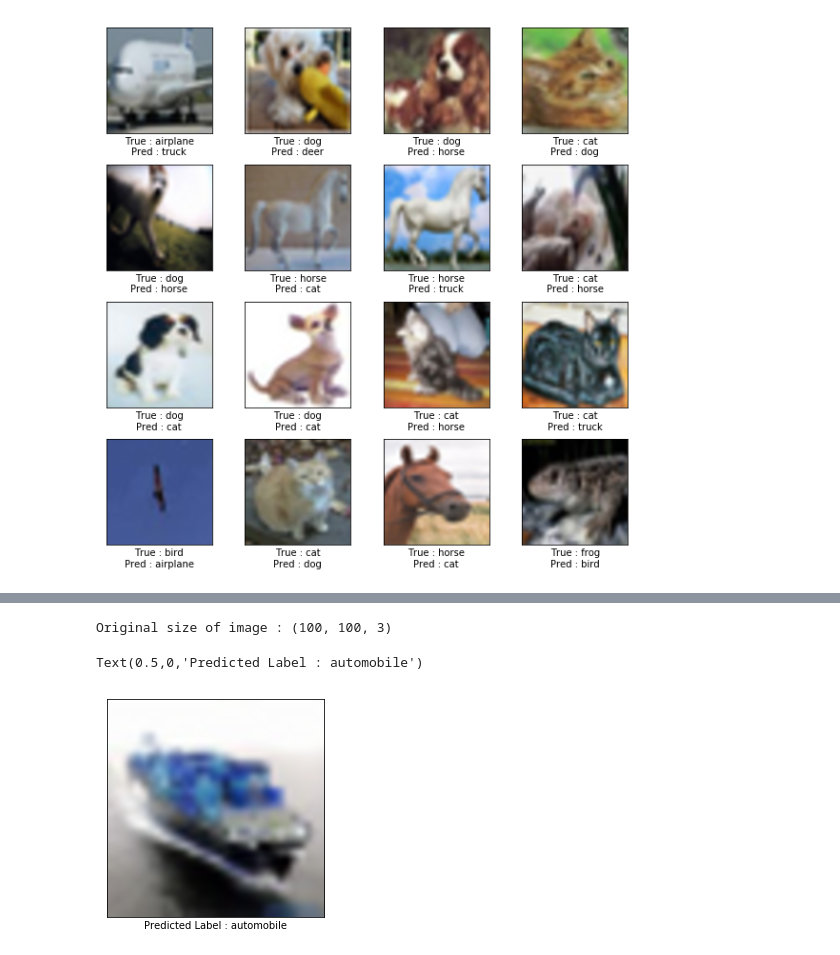
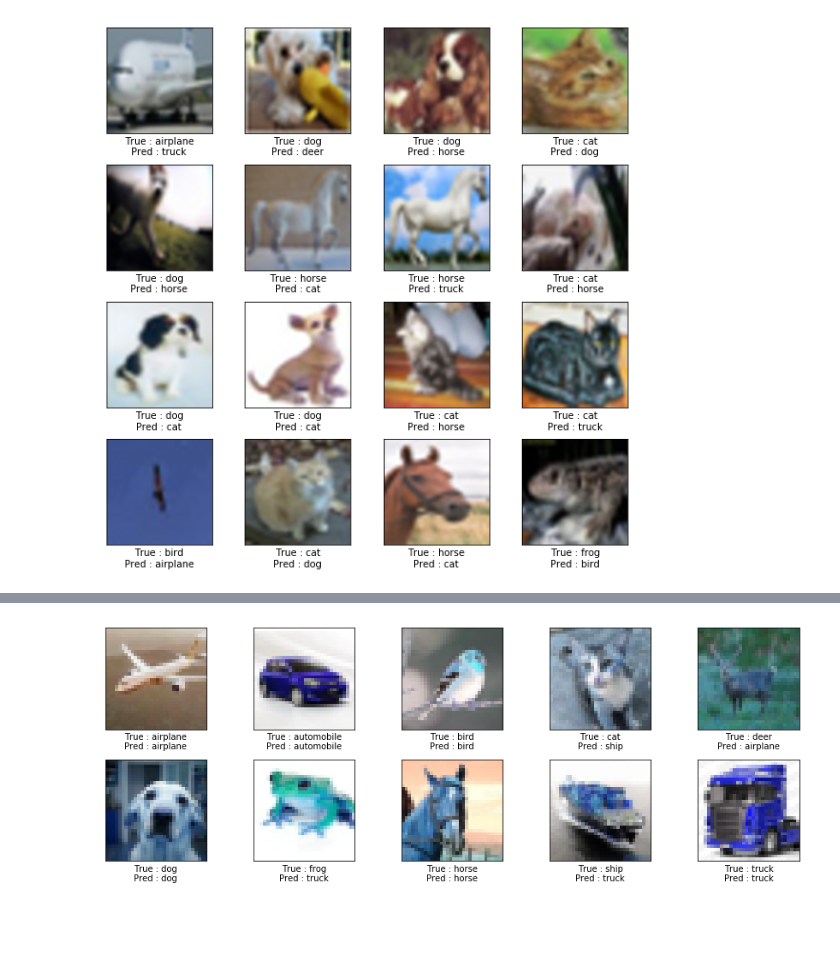
Before and after one commit to Prateekj2903/Cifar10-CNN, a Jupyter notebook: Cifar10.ipynb, the cells around one changed output, grey strips where cells are left out. Saved outputs shown, nothing was run; the diff lists cells and outputs as text; code cells hidden in the pictures; blank space fills up the shorter version.

Commit message:
Test images

```diff
--- a/Cifar10.ipynb
+++ b/Cifar10.ipynb
@@ -370,22 +304,28 @@ Text(0.5,0,'Predicted Label : airplane')
-# %%
-#Example 4
-
-img = cv2.imread('ship_example.jpg')
-print("Original size of image : {}".format(img.shape))
-
-#resizing image to 32*32*3
-img = cv2.pyrDown(img)
-img = cv2.resize(img, (32, 32))
-
-#Predicting the class
-pred = predict_classes(model, img.reshape(1, 32, 32, 3))
-
-msg = "Predicted Label : {}".format(labels[pred[0]].decode('utf-8'))
-plt.imshow(img, interpolation='spline16')
-plt.xticks([])
-plt.yticks([])
-plt.xlabel(msg)
-# %% [output]
-Original size of image : (100, 100, 3)
-Text(0.5,0,'Predicted Label : automobile')
-[figure, removed]
+# %%
+example_images_path = 'example_images'
+files = os.listdir(example_images_path)
+
+fig, axes = plt.subplots(2, 5, figsize=(15, 5))
+axes = axes.flat
+fig.subplots_adjust(hspace = 0.3)
+
+for i, ax in enumerate(axes):
+    img = cv2.imread(example_images_path + '/' + files[i])
+    img = cv2.pyrDown(img)
+    img = cv2.resize(img,(32, 32), interpolation = cv2.INTER_CUBIC)
+
+#     img = cv2.resize(img, (32, 32))
+
+    #Predicting the class
+    pred = predict_classes(model, img.reshape(1, 32, 32, 3))
+    pred_label = labels[pred[0]].decode('utf-8')
+    act_label = os.path.splitext(files[i])[0]
+    ax.imshow(img)
+
+    ax.set_xticks([])
+    ax.set_yticks([])
+
+    msg = 'True : {}\nPred : {}'.format(act_label, pred_label)
+    ax.set_xlabel(msg)
+# %% [output]
+[figure, added]
```
Also changed, not shown: parts of 3 cells of this notebook, 10 other files.
